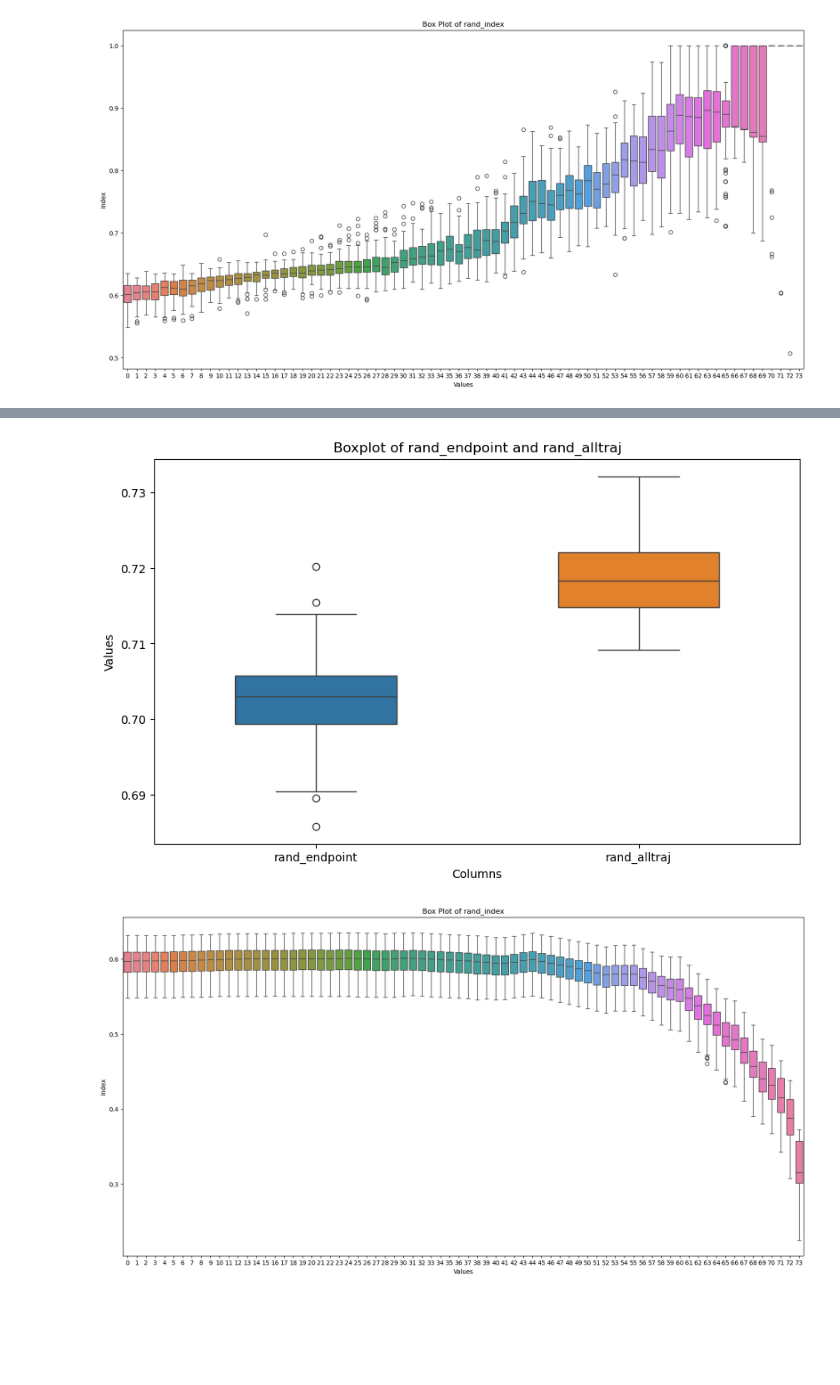
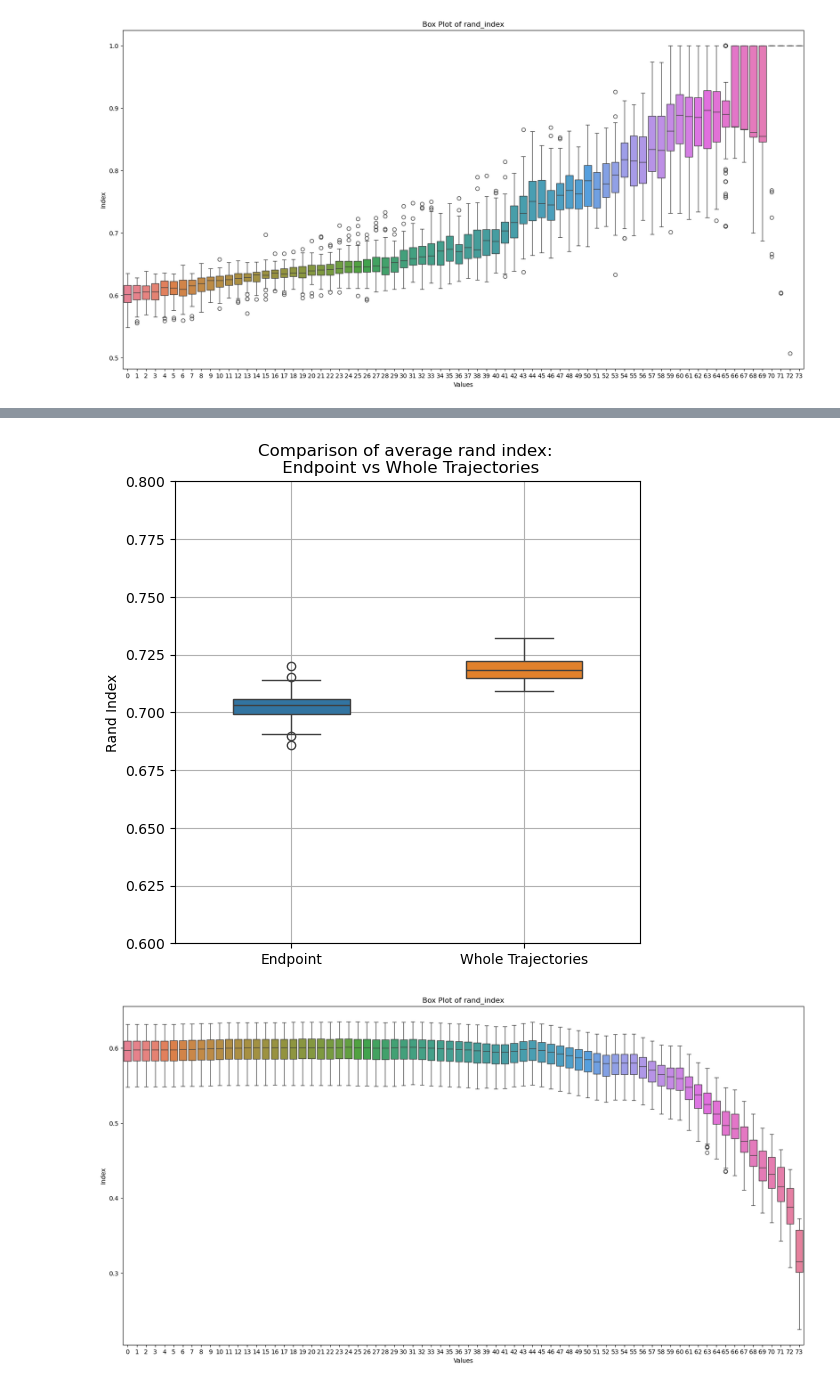
Before and after one commit to sysbio-curie/AstroLogics, a Jupyter notebook: scripts/visualize_clustering_results.ipynb, the cells around one changed output, grey strips where cells are left out. Drawn from its saved outputs; the diff is of its cells as text; code cells hidden in the pictures; blank space fills up the shorter version.

Commit message:
Update analyses and figures

```diff
--- a/scripts/visualize_clustering_results.ipynb
+++ b/scripts/visualize_clustering_results.ipynb
@@ -28,19 +43,24 @@ plt.show()
 # %%
 # Convert numpy arrays to pandas DataFrame
 rand_endpoint_df = pd.DataFrame(rand_endpoint, columns=['rand_endpoint'])/74
 rand_alltraj_df = pd.DataFrame(rand_alltraj, columns=['rand_alltraj'])/74
 
 # Concatenate the DataFrames
 result = pd.concat([rand_endpoint_df, rand_alltraj_df], axis=1)
+result.columns = ['Endpoint', 'Whole Trajectories']
 # Create a boxplot comparing the distribution of the two columns
-plt.figure(figsize=(10, 6))
+plt.figure(figsize=(6, 6))
 sns.boxplot(data=result, orient='v', width = .5)
-plt.xlabel('Columns')
-plt.ylabel('Values')
-plt.title('Boxplot of rand_endpoint and rand_alltraj')
+#plt.xlabel('Clustering Method')
+plt.ylabel('Rand Index')
+plt.title('Comparison of average rand index: \n Endpoint vs Whole Trajectories')
+plt.ylim(0.6,0.8)
+plt.grid()
+plt.savefig('/home/spankaew/Git/astrologics/figures/BNtuto_rand_index_comparison.png', bbox_inches='tight', dpi=600)
+plt.savefig('/home/spankaew/Git/astrologics/figures/BNtuto_rand_index_comparison.pdf', bbox_inches='tight')
 plt.show()
 # %% [output]
-[figure, old version]
+[figure, new version]
 # %%
 rand_index= pd.read_csv('/home/spankaew/Git/astrologics/tmp/rand_index_endpointclustering_v2.csv')
 plt.figure(figsize=(20, 10))
```
Also changed, not shown: parts of 1 cell of this notebook, 35 other files.
